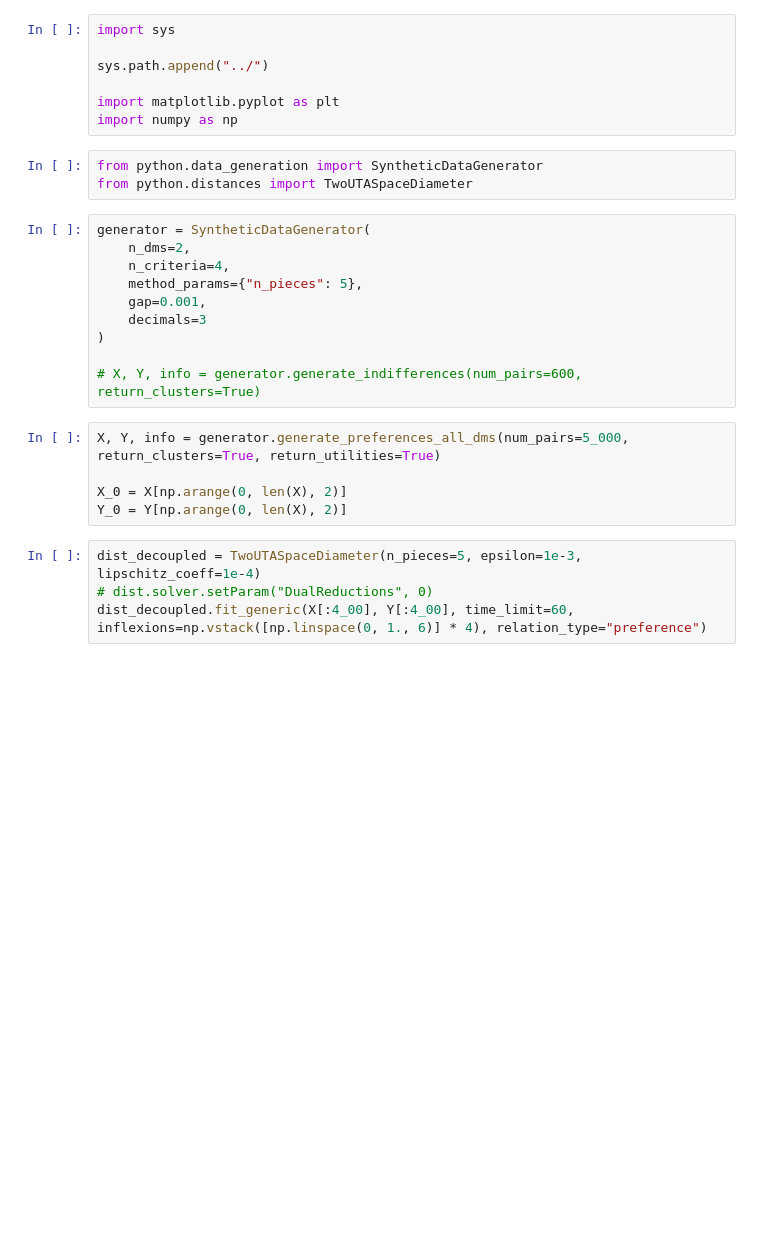
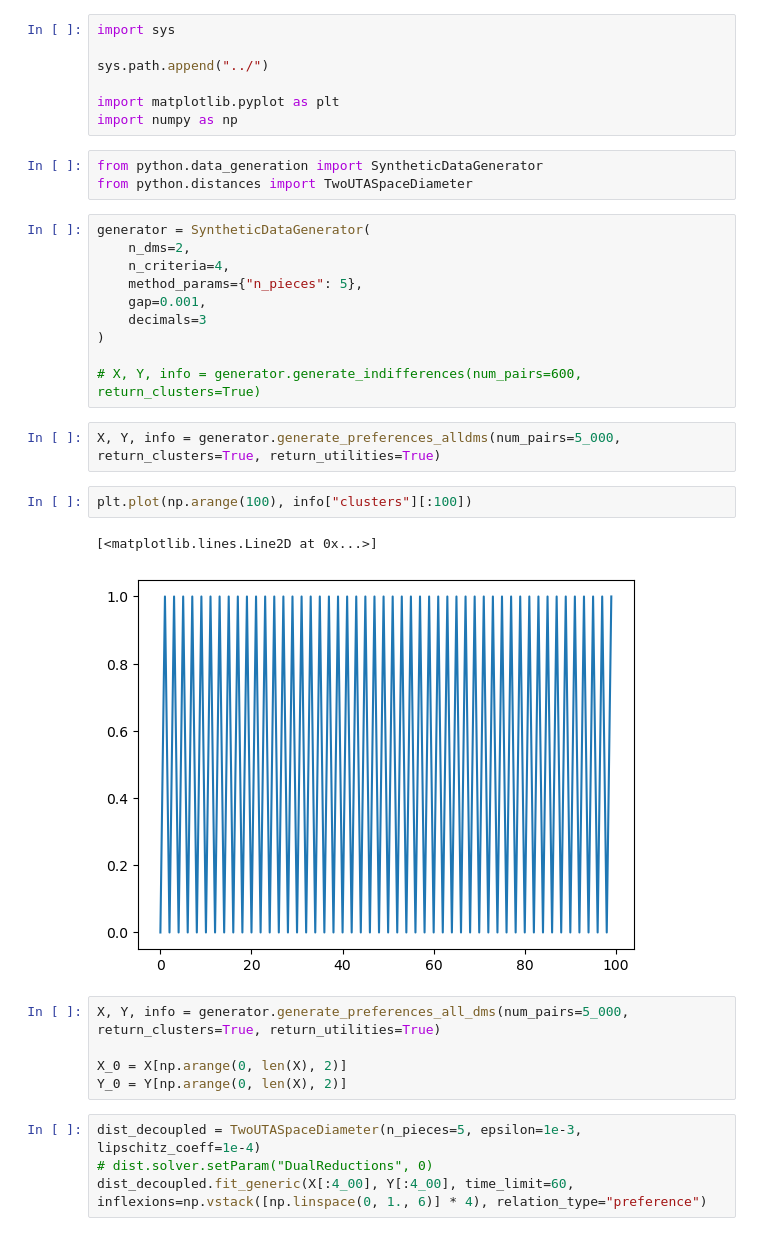
Before and after one commit to artefactory/eliciting-discrete-mixtures-of-UTAs, a Jupyter notebook: notebooks/synthetic_experiments.ipynb, the cells around one changed output. Cells and saved outputs as stored; diff of their text form; blank space fills up the shorter version.

```diff
--- a/notebooks/synthetic_experiments.ipynb
+++ b/notebooks/synthetic_experiments.ipynb
@@ -18,6 +18,13 @@ generator = SyntheticDataGenerator(
 )
 
 # X, Y, info = generator.generate_indifferences(num_pairs=600, return_clusters=True)
+# %%
+X, Y, info = generator.generate_preferences_alldms(num_pairs=5_000, return_clusters=True, return_utilities=True)
+# %%
+plt.plot(np.arange(100), info["clusters"][:100])
+# %% [output]
+[<matplotlib.lines.Line2D at 0x...>]
+[figure, added]
 # %%
 X, Y, info = generator.generate_preferences_all_dms(num_pairs=5_000, return_clusters=True, return_utilities=True)
 
```
Also changed, not shown: 4 other files.
